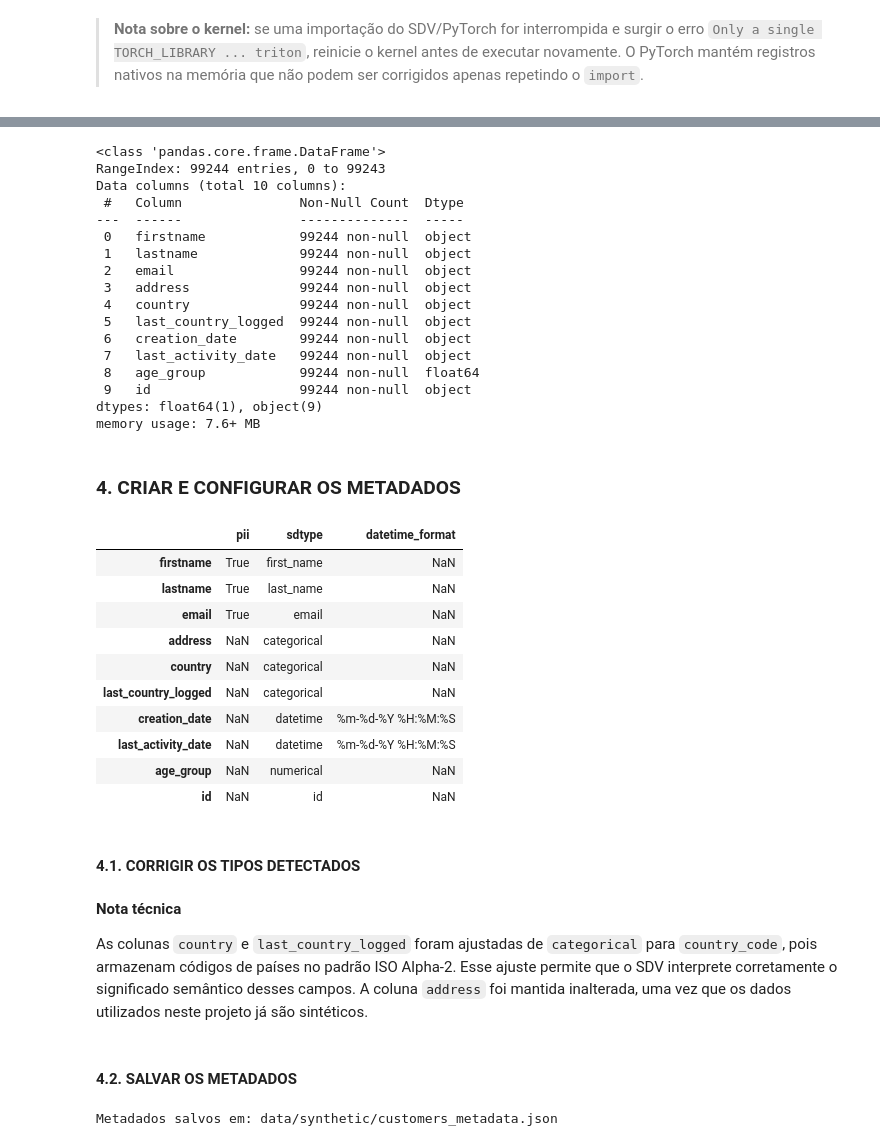
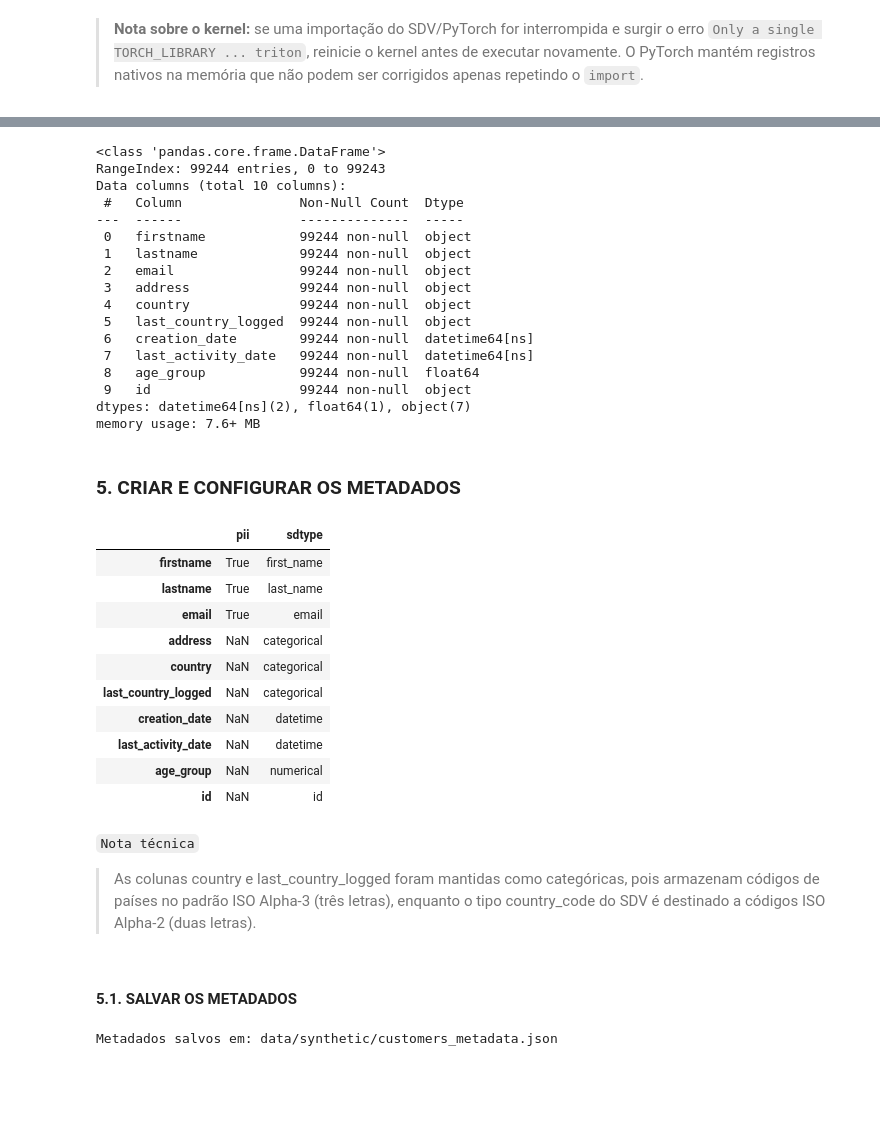
Before and after one commit to dscalexandre/synthetic-data-platform, a Jupyter notebook: notebooks/02_gaussian_copula.ipynb, the cells around one changed output, grey strips where cells are left out. Cells and saved outputs as stored; diff of their text form; code cells hidden in the pictures; blank space fills up the shorter version.

```diff
--- a/notebooks/02_gaussian_copula.ipynb
+++ b/notebooks/02_gaussian_copula.ipynb
@@ -71 +60,15 @@ dataset = pd.read_csv(input_path, encoding=encoding)
+# %%
+# Carregar dados originais
+date_columns = ["creation_date", "last_activity_date"]
+
+df_origin = pd.read_csv("data/processed/customers.csv",)
+
+df_origin[date_columns] = df_origin[date_columns].apply(
+    pd.to_datetime,
+    format="%m-%d-%Y %H:%M:%S",
+    errors="raise",
+)
+# %%
+# Copiar dados originais
+df = df_origin.copy()
 # %% [markdown]
@@ -83,6 +87,6 @@ dataset.head()
 # %%
-# Inspecionar a estrutura do conjunto de dados
-dataset.info()
+## Informações do DataFrame
+df.info()
 # %% [output]
 <class 'pandas.core.frame.DataFrame'>
 RangeIndex: 99244 entries, 0 to 99243
@@ -95,34 +99,36 @@ Data columns (total 10 columns):
  3   address              99244 non-null  object
  4   country              99244 non-null  object
  5   last_country_logged  99244 non-null  object
- 6   creation_date        99244 non-null  object
- 7   last_activity_date   99244 non-null  object
+ 6   creation_date        99244 non-null  datetime64[ns]
+ 7   last_activity_date   99244 non-null  datetime64[ns]
  8   age_group            99244 non-null  float64
  9   id                   99244 non-null  object
-dtypes: float64(1), object(9)
+dtypes: datetime64[ns](2), float64(1), object(7)
 memory usage: 7.6+ MB
 # %% [markdown]
-### 4. CRIAR E CONFIGURAR OS METADADOS
+### 5. CRIAR E CONFIGURAR OS METADADOS
 # %%
+# Definir nomes e diretório de saída
+table_name = "customers"
+output_directory = Path("data/synthetic")
+
 # Criar os metadados a partir do DataFrame
 metadata = Metadata.detect_from_dataframe(
-    data=dataset,
+    data=df,
     table_name=table_name,
 )
 
 # Exibir os metadados como DataFrame
 pd.DataFrame(metadata.to_dict()["tables"][table_name]["columns"]).T
 # %% [output]
-|  | pii | sdtype | datetime_format |
-| firstname | True | first_name | NaN |
-| lastname | True | last_name | NaN |
-| email | True | email | NaN |
-| address | NaN | categorical | NaN |
-| country | NaN | categorical | NaN |
-| last_country_logged | NaN | categorical | NaN |
-| creation_date | NaN | datetime | %m-%d-%Y %H:%M:%S |
-| last_activity_date | NaN | datetime | %m-%d-%Y %H:%M:%S |
-| age_group | NaN | numerical | NaN |
-| id | NaN | id | NaN |
+|  | pii | sdtype |
+| firstname | True | first_name |
+| lastname | True | last_name |
+| email | True | email |
+| address | NaN | categorical |
+| country | NaN | categorical |
+| last_country_logged | NaN | categorical |
+| creation_date | NaN | datetime |
+| last_activity_date | NaN | datetime |
+| age_group | NaN | numerical |
+| id | NaN | id |
-# %% [markdown]
-#### 4.1. CORRIGIR OS TIPOS DETECTADOS
@@ -133,9 +135,9 @@ metadata.update_column(column_name="last_country_logged", sdtype="country_code")
 # %% [markdown]
-**Nota técnica**
+`Nota técnica`
 
-As colunas `country` e `last_country_logged` foram ajustadas de `categorical` para `country_code`, pois armazenam códigos de países no padrão ISO Alpha-2. Esse ajuste permite que o SDV interprete corretamente o significado semântico desses campos. A coluna `address` foi mantida inalterada, uma vez que os dados utilizados neste projeto já são sintéticos.
+> As colunas country e last_country_logged foram mantidas como categóricas, pois armazenam códigos de países no padrão ISO Alpha-3 (três letras), enquanto o tipo country_code do SDV é destinado a códigos ISO Alpha-2 (duas letras).
 # %% [markdown]
-#### 4.2. SALVAR OS METADADOS
+#### 5.1. SALVAR OS METADADOS
 # %%
 # Salvar os metadados
 metadata_file = output_directory / f"{table_name}_metadata.json"
```
Also changed, not shown: parts of 49 cells of this notebook.
